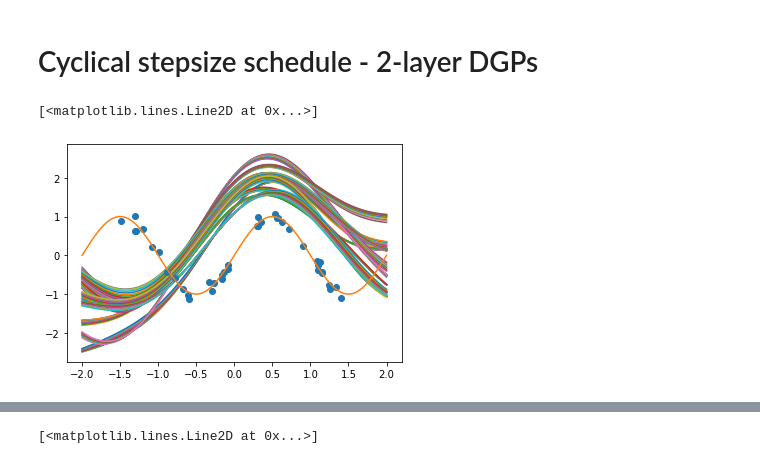
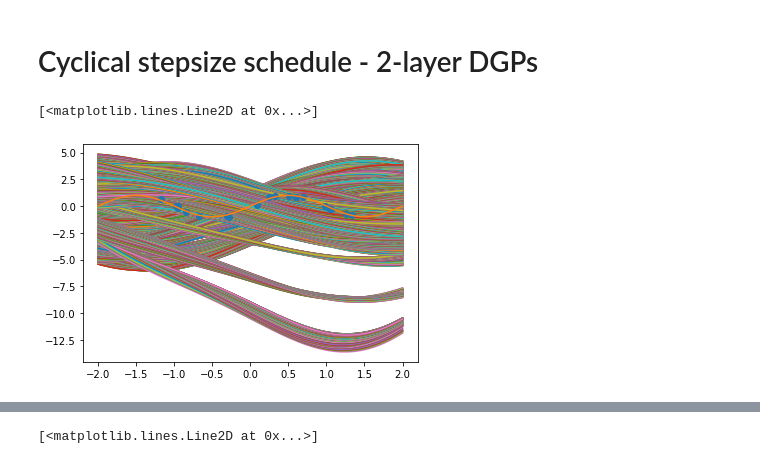
Before and after one commit to shixinxing/DGP-RF-MCMC, a Jupyter notebook: experiments/toy_demo.ipynb, the cells around one changed output, grey strips where cells are left out. Saved outputs shown, nothing was run; the diff lists cells and outputs as text; code cells hidden in the pictures.

Commit message:
use more iterations in cSG-MCMC
According to the original SGLD paper, the $lr_0 N \approx 0.1$, the number of iterations $approx 10^4 \sim 10^6$

```diff
--- a/experiments/toy_demo.ipynb
+++ b/experiments/toy_demo.ipynb
@@ -227,6 +227,12 @@ plt.plot(X_test[:,0], np.sin(np.pi * X_test[:,0]))
 # %% [markdown]
 # Cyclical stepsize schedule - 2-layer DGPs
 # %%
+num_training = 20
+num_testing = 100
+std_noise = 0.1
+
+X_train, Y_train, X_test = get_sin_data(num_training, num_testing, std_noise=std_noise)
+
 d_in = 1
 d_out =1
 # kernel_list =
@@ -235,39 +241,39 @@ model = ToyRegressionDGP(d_in, d_out, n_hidden_layers=2, n_rf=30, n_gp=[1,1], li
                          kernel_list=None, random_fixed=True)
 
 num_mixing_epoches = 0
-num_cyclical_epoches = 500
+num_cyclical_epoches = 50000
 eta = 0.1
-M = 10
+M = 200
 iteration_per_cycle = num_cyclical_epoches // M
 
 out_samples = []
 for epoch in range(num_mixing_epoches + num_cyclical_epoches):
     if epoch < num_mixing_epoches:
-        lr = model.adjust_traditional_learning_rate(epoch, lr_0=0.1)
+        lr = model.adjust_traditional_learning_rate(epoch, lr_0=0.25)
 #         print(f"at epoch:{epoch}, learning rate:{lr}")
         model.sghmc_update(X_train, Y_train, lr, num_training, eta=eta, temperature=1.)
     elif epoch >= num_mixing_epoches:
         lr = model.adjust_cyclical_learning_rate(epoch - num_mixing_epoches, num_cyclical_epoches, M=M, lr_0=0.1)
 #         print(f"at epoch:{epoch}, learning rate:{lr}")
         model.sghmc_update(X_train, Y_train, lr, num_training, eta=eta, temperature=1.)
-        if (epoch-num_mixing_epoches)%(iteration_per_cycle) >= iteration_per_cycle - 11: #10 samples
+        if (epoch-num_mixing_epoches)%(iteration_per_cycle) >= iteration_per_cycle - 101: #10 samples
             out = model.feed_forward_all_layers(X_test)
             out_samples.append(out)
 
 out_hid_list = []
 out_list = []
 for sample in out_samples:
     out_hid = sample[0]
     out_hid_list.append(out_hid)
     out_final = sample[1]
     out_list.append(out_final)
 
 out_hid_list = tf.concat(out_hid_list, axis=-1).numpy() #[N, num_samples]
 out_list = tf.concat(out_list, axis=-1).numpy()
 
 plt.plot(X_test, out_hid_list)
 plt.plot(X_train[:,0], Y_train[:,0], "o")
 plt.plot(X_test[:,0], np.sin(np.pi * X_test[:,0]))
 # %% [output]
 [<matplotlib.lines.Line2D at 0x...>]
-[figure, old version]
+[figure, new version]
```
Also changed, not shown: parts of 9 cells of this notebook.
